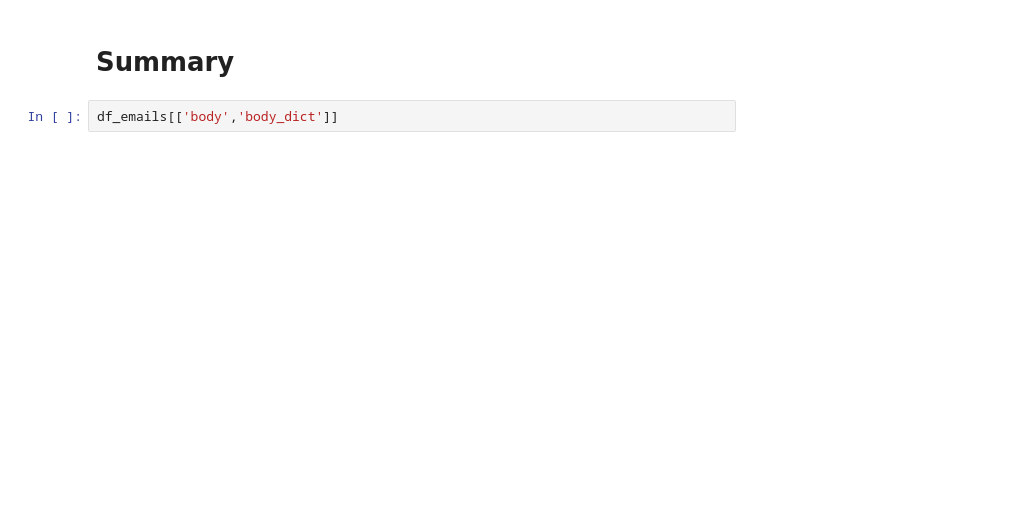
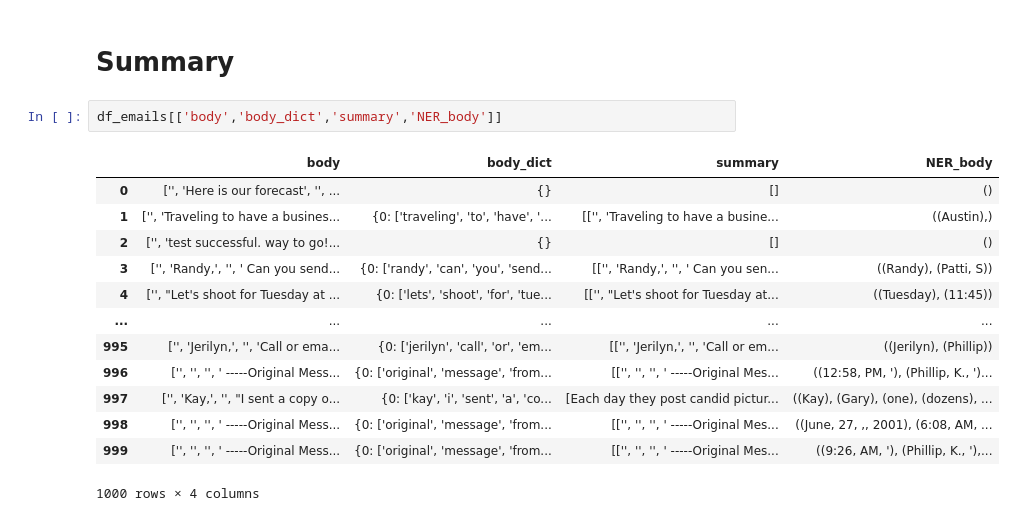
Before and after one commit to franckglastre/NLP-Datascientest, a Jupyter notebook: Py_Easymail.ipynb, the cells around one changed output. Cells and saved outputs as stored; diff of their text form; blank space fills up the shorter version.

```diff
--- a/Py_Easymail.ipynb
+++ b/Py_Easymail.ipynb
@@ -357,4 +410,18 @@ df_emails['body'].iloc[id]
 # %% [markdown]
 # Summary
 # %%
-df_emails[['body','body_dict']]
+df_emails[['body','body_dict','summary','NER_body']]
+# %% [output]
+|  | body | body_dict | summary | NER_body |
+| 0 | ['', 'Here is our forecast', '', ... | {} | [] | () |
+| 1 | ['', 'Traveling to have a busines... | {0: ['traveling', 'to', 'have', '... | [['', 'Traveling to have a busine... | ((Austin),) |
+| 2 | ['', 'test successful. way to go!... | {} | [] | () |
+| 3 | ['', 'Randy,', '', ' Can you send... | {0: ['randy', 'can', 'you', 'send... | [['', 'Randy,', '', ' Can you sen... | ((Randy), (Patti, S)) |
+| 4 | ['', "Let's shoot for Tuesday at ... | {0: ['lets', 'shoot', 'for', 'tue... | [['', "Let's shoot for Tuesday at... | ((Tuesday), (11:45)) |
+| ... | ... | ... | ... | ... |
+| 995 | ['', 'Jerilyn,', '', 'Call or ema... | {0: ['jerilyn', 'call', 'or', 'em... | [['', 'Jerilyn,', '', 'Call or em... | ((Jerilyn), (Phillip)) |
+| 996 | ['', '', '', ' -----Original Mess... | {0: ['original', 'message', 'from... | [['', '', '', ' -----Original Mes... | ((12:58, PM, '), (Phillip, K., ')... |
+| 997 | ['', 'Kay,', '', "I sent a copy o... | {0: ['kay', 'i', 'sent', 'a', 'co... | [Each day they post candid pictur... | ((Kay), (Gary), (one), (dozens), ... |
+| 998 | ['', '', '', ' -----Original Mess... | {0: ['original', 'message', 'from... | [['', '', '', ' -----Original Mes... | ((June, 27, ,, 2001), (6:08, AM, ... |
+| 999 | ['', '', '', ' -----Original Mess... | {0: ['original', 'message', 'from... | [['', '', '', ' -----Original Mes... | ((9:26, AM, '), (Phillip, K., '),... |
+1000 rows × 4 columns
```
Also changed, not shown: parts of 9 cells of this notebook.
